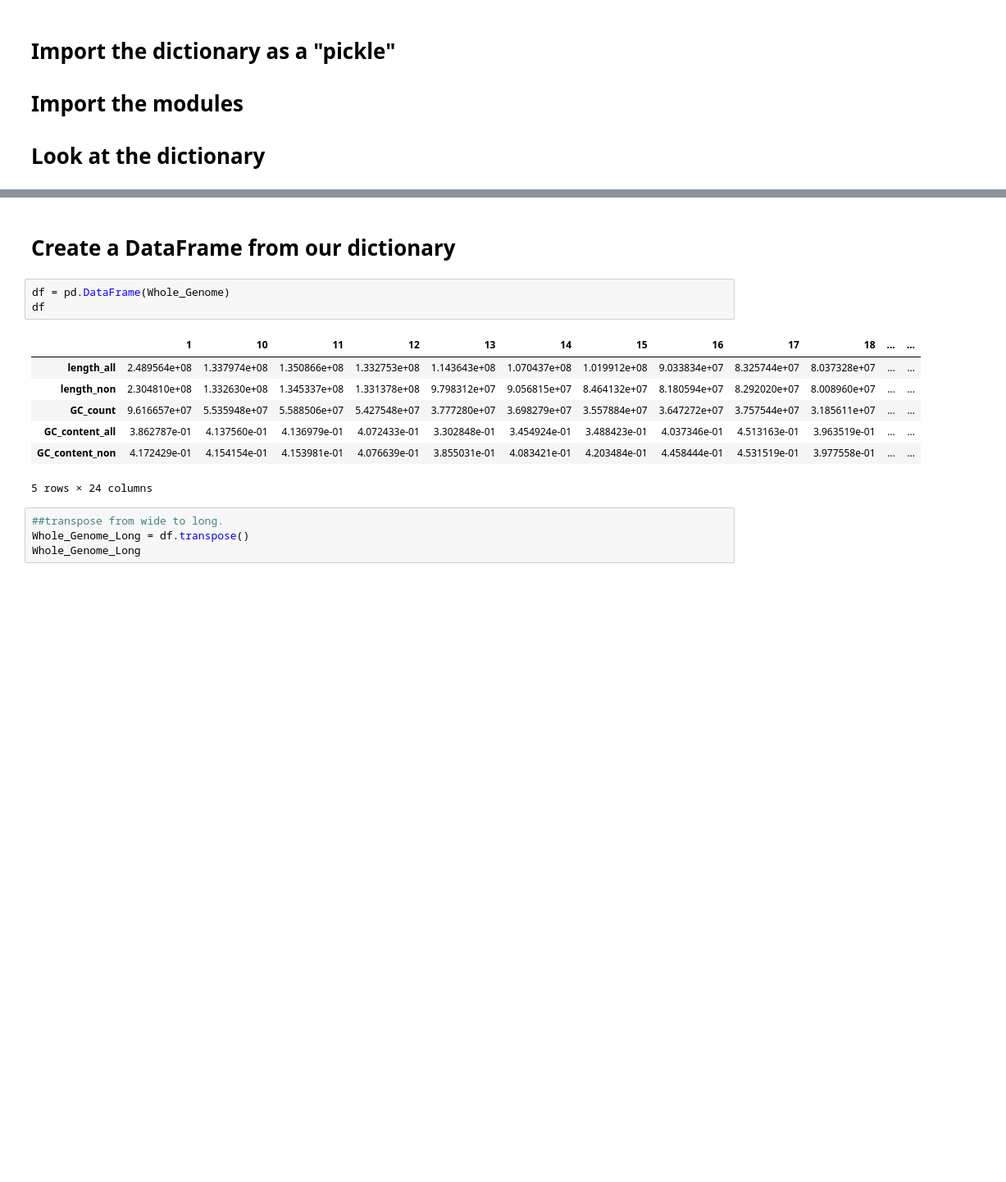
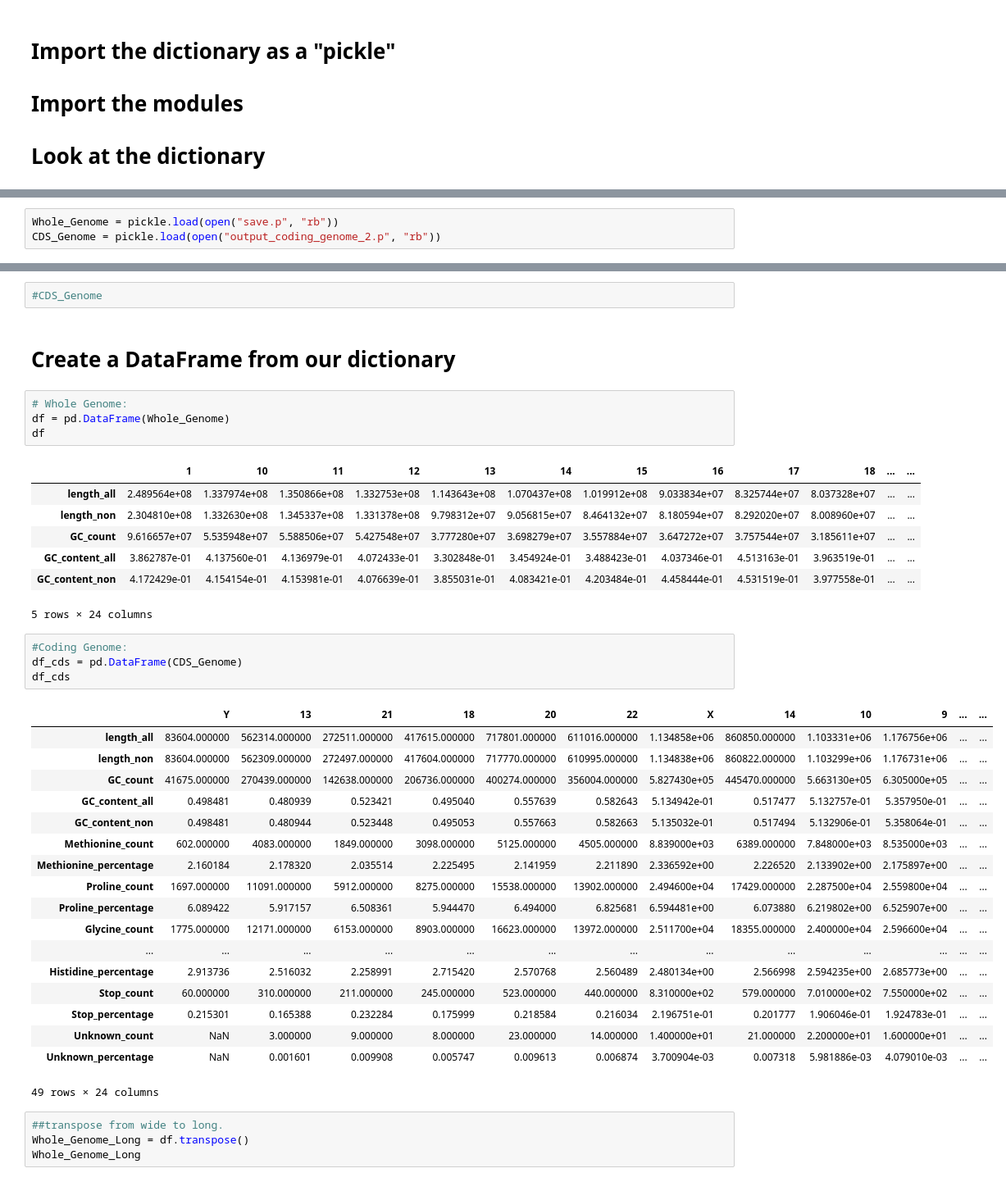
Before and after one commit to millce-cm/pfb2024_group_project_GC, a Jupyter notebook: Figures.ipynb, the cells around one changed output, grey strips where cells are left out. Shown at 82% size. Cells and saved outputs as stored; diff of their text form; blank space fills up the shorter version.

```diff
--- a/Figures.ipynb
+++ b/Figures.ipynb
@@ -11 +28,4 @@ import matplotlib.pyplot as plt
+# %%
+Whole_Genome = pickle.load(open("save.p", "rb"))
+CDS_Genome = pickle.load(open("output_coding_genome_2.p", "rb"))
 # %%
@@ -31,6 +51,9 @@ Whole_Genome
+# %%
+#CDS_Genome
 # %% [markdown]
 # Create a DataFrame from our dictionary
 # %%
+# Whole Genome:
 df = pd.DataFrame(Whole_Genome)
 df
 # %% [output]
@@ -41,6 +64,29 @@ df
 | GC_content_all | 3.862787e-01 | 4.137560e-01 | 4.136979e-01 | 4.072433e-01 | 3.302848e-01 | 3.454924e-01 | 3.488423e-01 | 4.037346e-01 | 4.513163e-01 | 3.963519e-01 | ... | ... |
 | GC_content_non | 4.172429e-01 | 4.154154e-01 | 4.153981e-01 | 4.076639e-01 | 3.855031e-01 | 4.083421e-01 | 4.203484e-01 | 4.458444e-01 | 4.531519e-01 | 3.977558e-01 | ... | ... |
 5 rows × 24 columns
+# %%
+#Coding Genome:
+df_cds = pd.DataFrame(CDS_Genome)
+df_cds
+# %% [output]
+|  | Y | 13 | 21 | 18 | 20 | 22 | X | 14 | 10 | 9 | ... | ... |
+| length_all | 83604.000000 | 562314.000000 | 272511.000000 | 417615.000000 | 717801.000000 | 611016.000000 | 1.134858e+06 | 860850.000000 | 1.103331e+06 | 1.176756e+06 | ... | ... |
+| length_non | 83604.000000 | 562309.000000 | 272497.000000 | 417604.000000 | 717770.000000 | 610995.000000 | 1.134838e+06 | 860822.000000 | 1.103299e+06 | 1.176731e+06 | ... | ... |
+| GC_count | 41675.000000 | 270439.000000 | 142638.000000 | 206736.000000 | 400274.000000 | 356004.000000 | 5.827430e+05 | 445470.000000 | 5.663130e+05 | 6.305000e+05 | ... | ... |
+| GC_content_all | 0.498481 | 0.480939 | 0.523421 | 0.495040 | 0.557639 | 0.582643 | 5.134942e-01 | 0.517477 | 5.132757e-01 | 5.357950e-01 | ... | ... |
+| GC_content_non | 0.498481 | 0.480944 | 0.523448 | 0.495053 | 0.557663 | 0.582663 | 5.135032e-01 | 0.517494 | 5.132906e-01 | 5.358064e-01 | ... | ... |
+| Methionine_count | 602.000000 | 4083.000000 | 1849.000000 | 3098.000000 | 5125.000000 | 4505.000000 | 8.839000e+03 | 6389.000000 | 7.848000e+03 | 8.535000e+03 | ... | ... |
+| Methionine_percentage | 2.160184 | 2.178320 | 2.035514 | 2.225495 | 2.141959 | 2.211890 | 2.336592e+00 | 2.226520 | 2.133902e+00 | 2.175897e+00 | ... | ... |
+| Proline_count | 1697.000000 | 11091.000000 | 5912.000000 | 8275.000000 | 15538.000000 | 13902.000000 | 2.494600e+04 | 17429.000000 | 2.287500e+04 | 2.559800e+04 | ... | ... |
+| Proline_percentage | 6.089422 | 5.917157 | 6.508361 | 5.944470 | 6.494000 | 6.825681 | 6.594481e+00 | 6.073880 | 6.219802e+00 | 6.525907e+00 | ... | ... |
+| Glycine_count | 1775.000000 | 12171.000000 | 6153.000000 | 8903.000000 | 16623.000000 | 13972.000000 | 2.511700e+04 | 18355.000000 | 2.400000e+04 | 2.596600e+04 | ... | ... |
+| ... | ... | ... | ... | ... | ... | ... | ... | ... | ... | ... | ... | ... |
+| Histidine_percentage | 2.913736 | 2.516032 | 2.258991 | 2.715420 | 2.570768 | 2.560489 | 2.480134e+00 | 2.566998 | 2.594235e+00 | 2.685773e+00 | ... | ... |
+| Stop_count | 60.000000 | 310.000000 | 211.000000 | 245.000000 | 523.000000 | 440.000000 | 8.310000e+02 | 579.000000 | 7.010000e+02 | 7.550000e+02 | ... | ... |
+| Stop_percentage | 0.215301 | 0.165388 | 0.232284 | 0.175999 | 0.218584 | 0.216034 | 2.196751e-01 | 0.201777 | 1.906046e-01 | 1.924783e-01 | ... | ... |
+| Unknown_count | NaN | 3.000000 | 9.000000 | 8.000000 | 23.000000 | 14.000000 | 1.400000e+01 | 21.000000 | 2.200000e+01 | 1.600000e+01 | ... | ... |
+| Unknown_percentage | NaN | 0.001601 | 0.009908 | 0.005747 | 0.009613 | 0.006874 | 3.700904e-03 | 0.007318 | 5.981886e-03 | 4.079010e-03 | ... | ... |
+49 rows × 24 columns
 # %%
 ##transpose from wide to long.
 Whole_Genome_Long = df.transpose()
```
Also changed, not shown: parts of 24 cells of this notebook.
